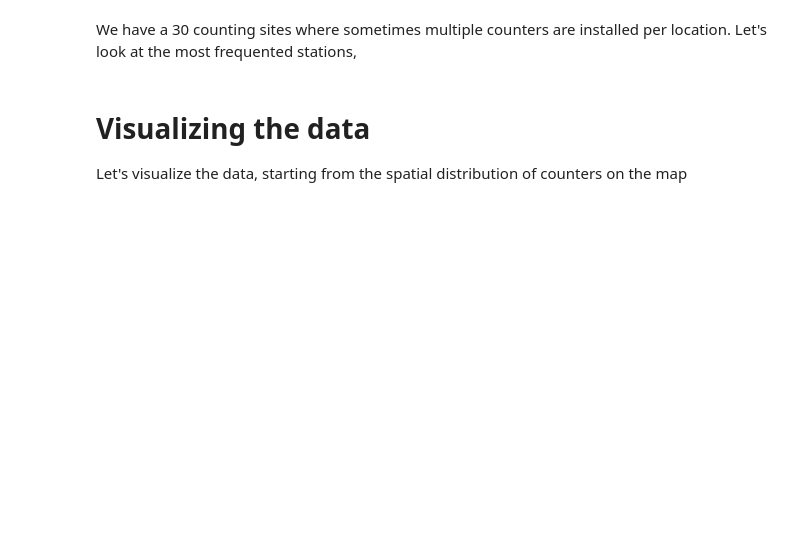
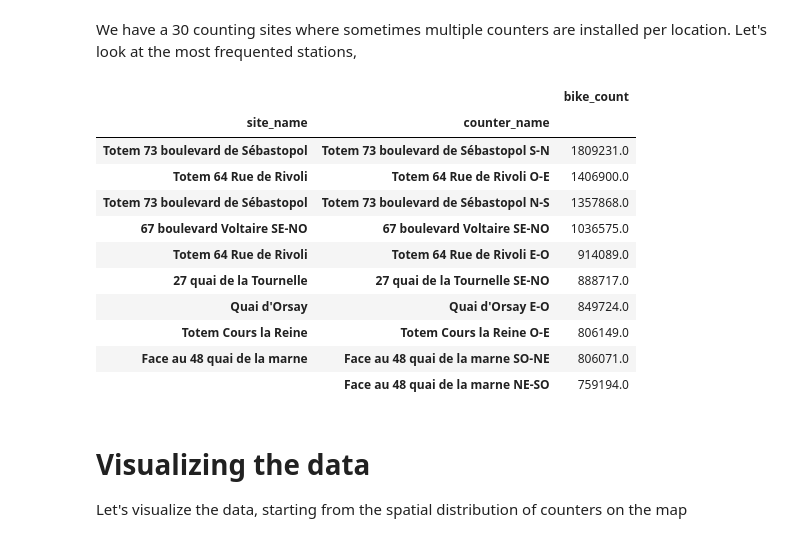
Before and after one commit to ramp-kits/bike_counters, a Jupyter notebook: bike_counters_starting_kit.ipynb, the cells around one changed output. Cells and saved outputs as stored; diff of their text form; code cells hidden in the pictures; blank space fills up the shorter version.

```diff
--- a/bike_counters_starting_kit.ipynb
+++ b/bike_counters_starting_kit.ipynb
@@ -47,9 +86,22 @@ data.nunique(axis=0)
 # %% [markdown]
 We have a 30 counting sites where sometimes multiple counters are installed per location.  Let's look at the most frequented stations,
 # %%
-data.groupby(["site_name", "counter_name"])["bike_count"].sum().sort_values(
+data.groupby(["site_name", "counter_name"], observed=True)["bike_count"].sum().sort_values(
     ascending=False
 ).head(10).to_frame()
+# %% [output]
+|  |  | bike_count |
+| site_name | counter_name |  |
+| Totem 73 boulevard de Sébastopol | Totem 73 boulevard de Sébastopol S-N | 1809231.0 |
+| Totem 64 Rue de Rivoli | Totem 64 Rue de Rivoli O-E | 1406900.0 |
+| Totem 73 boulevard de Sébastopol | Totem 73 boulevard de Sébastopol N-S | 1357868.0 |
+| 67 boulevard Voltaire SE-NO | 67 boulevard Voltaire SE-NO | 1036575.0 |
+| Totem 64 Rue de Rivoli | Totem 64 Rue de Rivoli E-O | 914089.0 |
+| 27 quai de la Tournelle | 27 quai de la Tournelle SE-NO | 888717.0 |
+| Quai d'Orsay | Quai d'Orsay E-O | 849724.0 |
+| Totem Cours la Reine | Totem Cours la Reine O-E | 806149.0 |
+| Face au 48 quai de la marne | Face au 48 quai de la marne SO-NE | 806071.0 |
+|  | Face au 48 quai de la marne NE-SO | 759194.0 |
 # %% [markdown]
 # Visualizing the data
 
```
Also changed, not shown: parts of 23 cells of this notebook.
